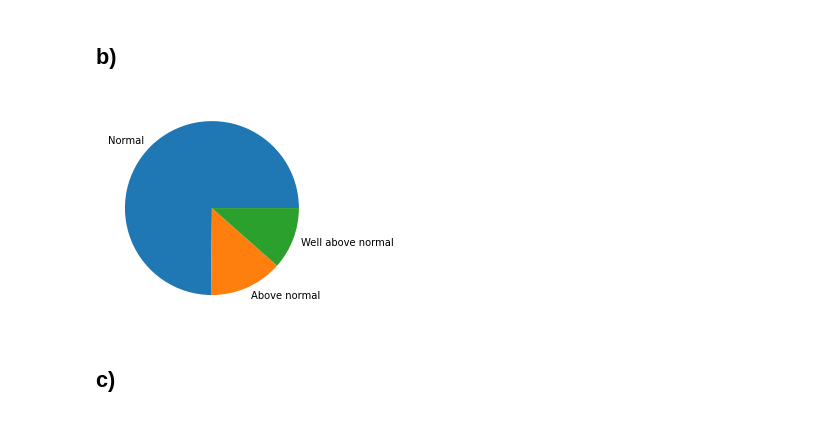
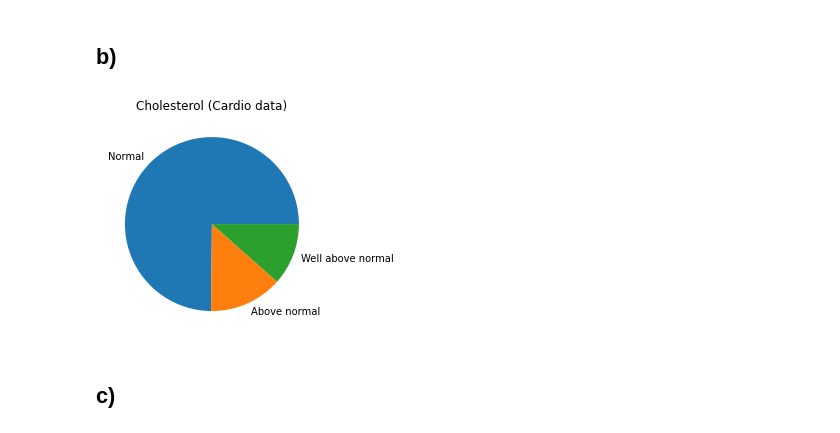
Before and after one commit to felix-tjernberg/machine-learning, a Jupyter notebook: lab/2-0-eda.ipynb, the cells around one changed output. Cells and saved outputs as stored; diff of their text form; code cells hidden in the pictures.

Commit message:
Add titles

```diff
--- a/lab/2-0-eda.ipynb
+++ b/lab/2-0-eda.ipynb
@@ -65,9 +65,13 @@ Negative: 35021
 # %% [markdown]
 ## b)
 # %%
-plt.pie(cardio_raw['cholesterol'].value_counts(), labels=['Normal', 'Above normal', 'Well above normal']);
+plt.title("Cholesterol (Cardio data)")
+plt.pie(
+    cardio_raw["cholesterol"].value_counts(),
+    labels=["Normal", "Above normal", "Well above normal"],
+);
 # %% [output]
-[figure, old version]
+[figure, new version]
 # %% [markdown]
 ## c)
 # %%
```
Also changed, not shown: parts of 7 cells of this notebook.
